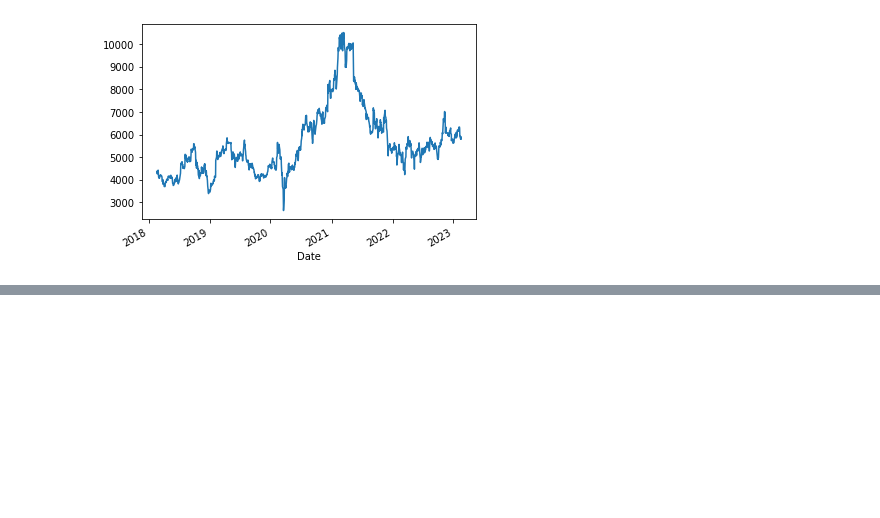
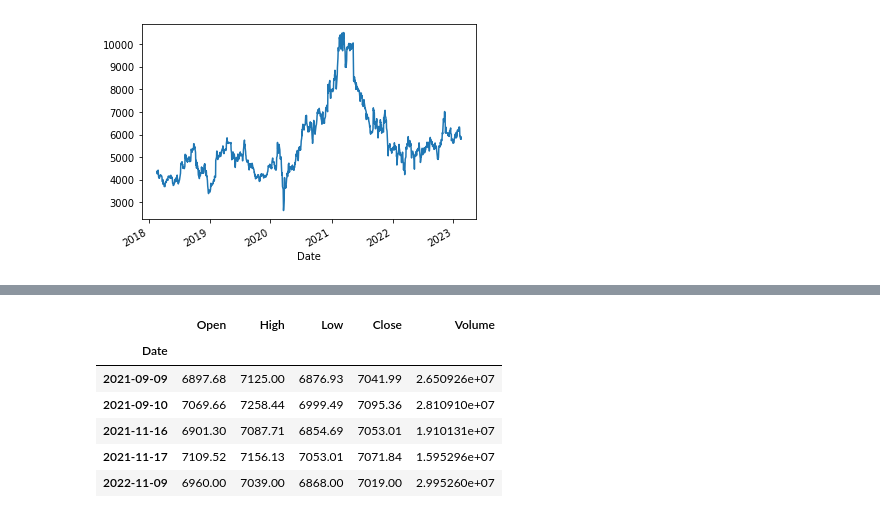
Before and after one commit to hirokimituya/book_stock-price-analysis, a Jupyter notebook: ch2.ipynb, the cells around one changed output, grey strips where cells are left out. Cells and saved outputs as stored; diff of their text form; code cells hidden in the pictures; blank space fills up the shorter version.

```diff
--- a/ch2.ipynb
+++ b/ch2.ipynb
@@ -79,0 +98,10 @@ df["Close"].plot()
+# %%
+df.query("Close >= 7000").tail()
+# %% [output]
+|  | Open | High | Low | Close | Volume |
+| Date |  |  |  |  |  |
+| 2021-09-09 | 6897.68 | 7125.00 | 6876.93 | 7041.99 | 2.650926e+07 |
+| 2021-09-10 | 7069.66 | 7258.44 | 6999.49 | 7095.36 | 2.810910e+07 |
+| 2021-11-16 | 6901.30 | 7087.71 | 6854.69 | 7053.01 | 1.910131e+07 |
+| 2021-11-17 | 7109.52 | 7156.13 | 7053.01 | 7071.84 | 1.595296e+07 |
+| 2022-11-09 | 6960.00 | 7039.00 | 6868.00 | 7019.00 | 2.995260e+07 |
```
Also changed, not shown: parts of 5 cells of this notebook.
